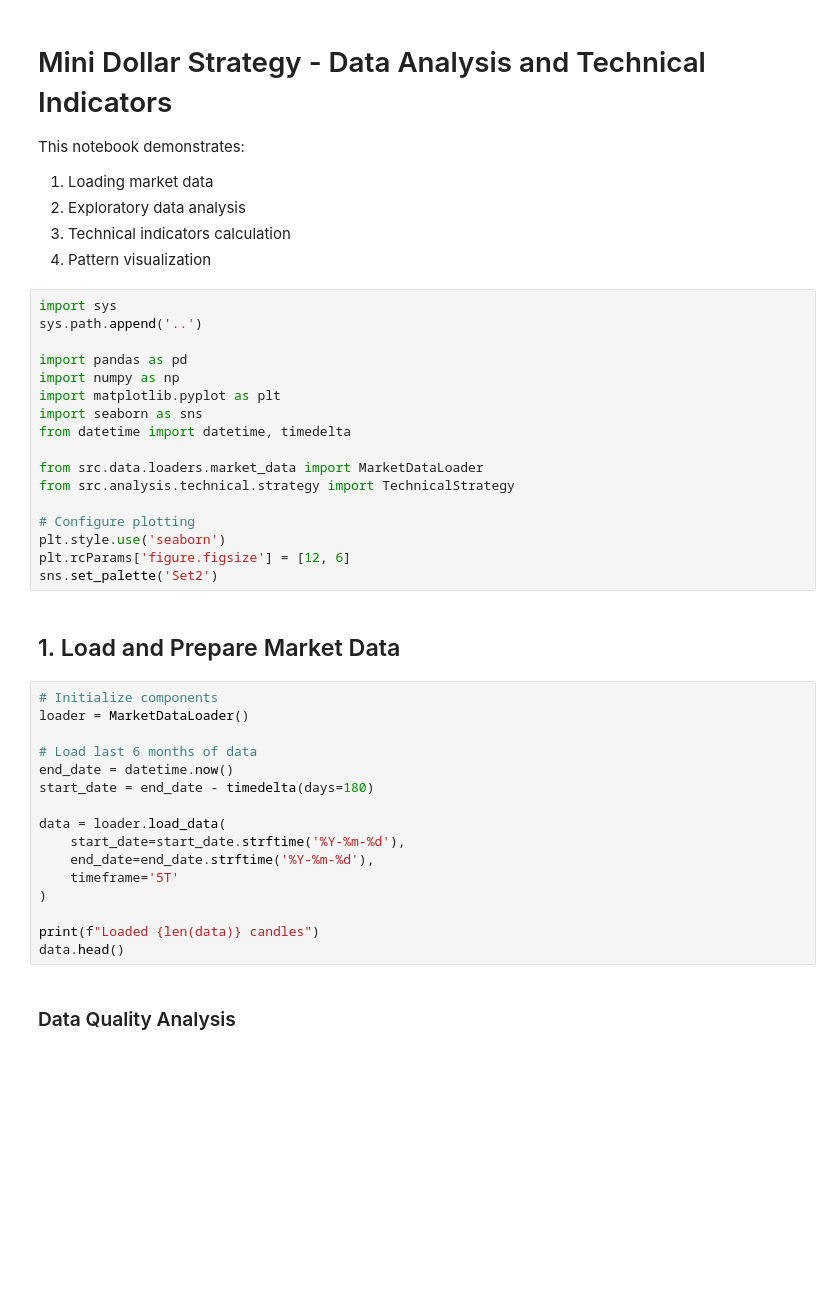
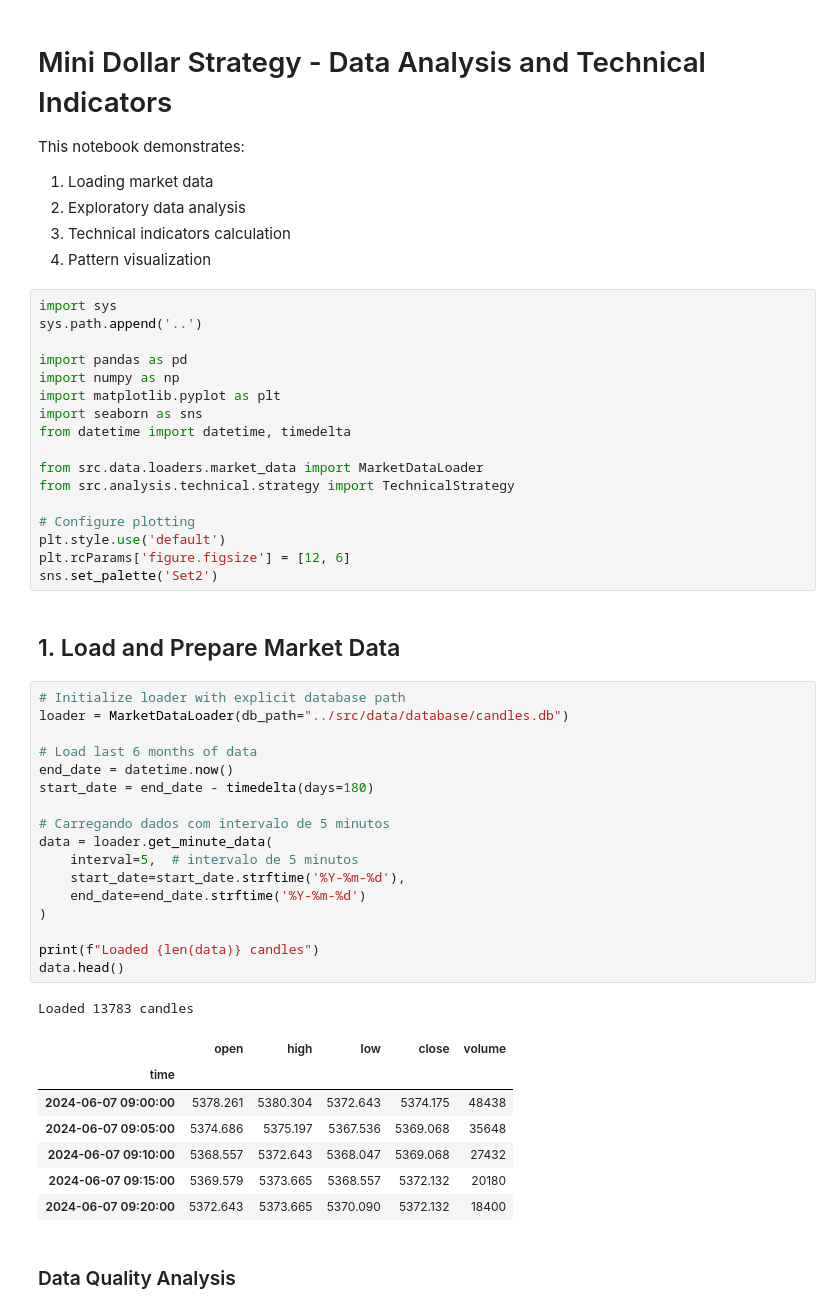
Before and after one commit to Rpinto003/mini-dolar-strategy-v5, a Jupyter notebook: notebooks/1_data_analysis_v2.ipynb, the cells around one changed output. Cells and saved outputs as stored; diff of their text form; blank space fills up the shorter version.

```diff
--- a/notebooks/1_data_analysis_v2.ipynb
+++ b/notebooks/1_data_analysis_v2.ipynb
@@ -20,27 +20,37 @@ from src.data.loaders.market_data import MarketDataLoader
 from src.analysis.technical.strategy import TechnicalStrategy
 
 # Configure plotting
-plt.style.use('seaborn')
+plt.style.use('default')
 plt.rcParams['figure.figsize'] = [12, 6]
 sns.set_palette('Set2')
 # %% [markdown]
 ## 1. Load and Prepare Market Data
 # %%
-# Initialize components
-loader = MarketDataLoader()
+# Initialize loader with explicit database path
+loader = MarketDataLoader(db_path="../src/data/database/candles.db")
 
 # Load last 6 months of data
 end_date = datetime.now()
 start_date = end_date - timedelta(days=180)
 
-data = loader.load_data(
+# Carregando dados com intervalo de 5 minutos
+data = loader.get_minute_data(
+    interval=5,  # intervalo de 5 minutos
     start_date=start_date.strftime('%Y-%m-%d'),
-    end_date=end_date.strftime('%Y-%m-%d'),
-    timeframe='5T'
+    end_date=end_date.strftime('%Y-%m-%d')
 )
 
 print(f"Loaded {len(data)} candles")
 data.head()
+# %% [output]
+Loaded 13783 candles
+|  | open | high | low | close | volume |
+| time |  |  |  |  |  |
+| 2024-06-07 09:00:00 | 5378.261 | 5380.304 | 5372.643 | 5374.175 | 48438 |
+| 2024-06-07 09:05:00 | 5374.686 | 5375.197 | 5367.536 | 5369.068 | 35648 |
+| 2024-06-07 09:10:00 | 5368.557 | 5372.643 | 5368.047 | 5369.068 | 27432 |
+| 2024-06-07 09:15:00 | 5369.579 | 5373.665 | 5368.557 | 5372.132 | 20180 |
+| 2024-06-07 09:20:00 | 5372.643 | 5373.665 | 5370.090 | 5372.132 | 18400 |
 # %% [markdown]
 ### Data Quality Analysis
 # %%
```
Also changed, not shown: parts of 4 cells of this notebook, 20 other files.
